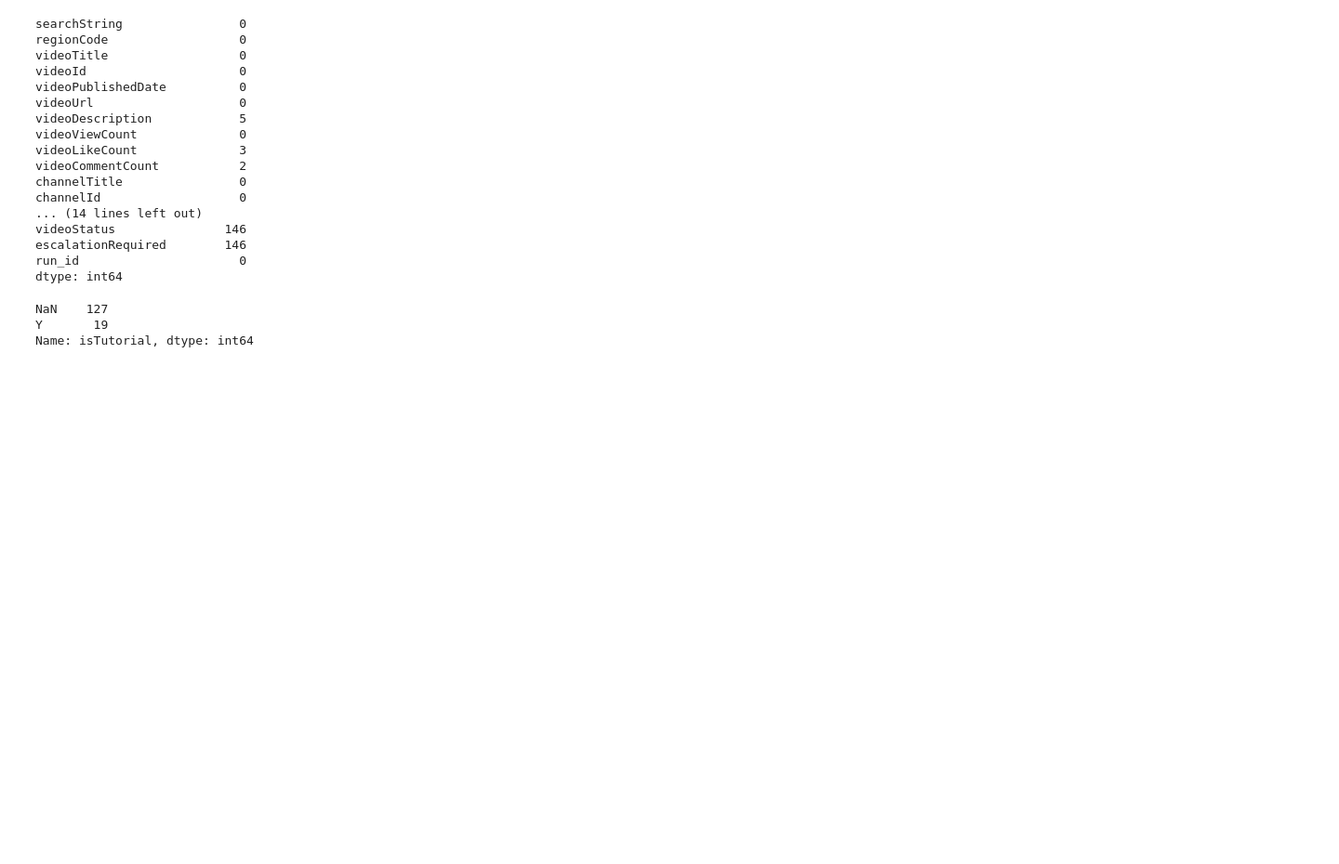
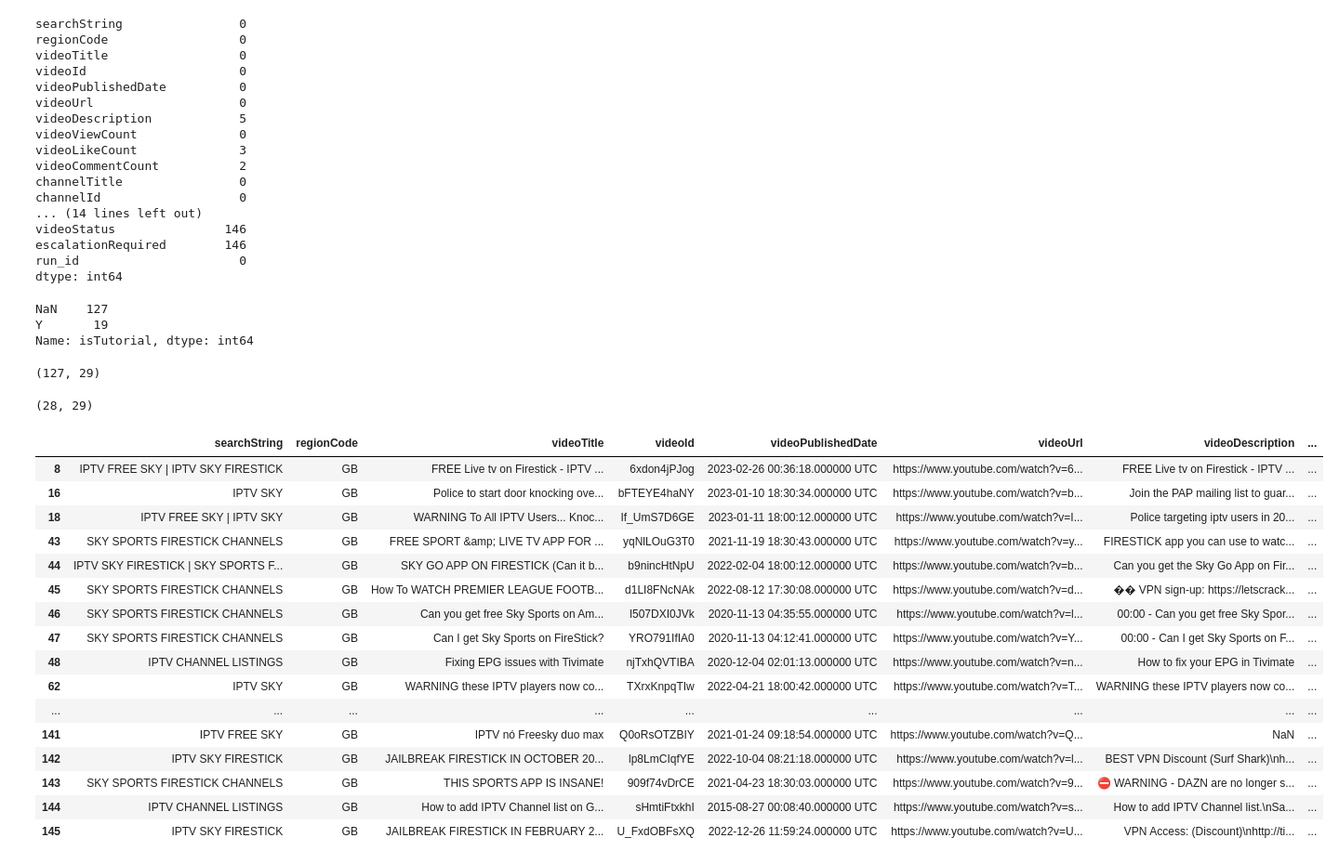
Before and after one commit to davins90/bigquery_to_streamlit, a Jupyter notebook: container_jupyter_streamlit_ngrok/src/notebooks/debug.ipynb, the cells around one changed output. Shown at 93% size. Saved outputs shown, nothing was run; the diff lists cells and outputs as text; code cells hidden in the pictures; blank space fills up the shorter version.

Commit message:
edit istutorial values for correct filtering

```diff
--- a/container_jupyter_streamlit_ngrok/src/notebooks/debug.ipynb
+++ b/container_jupyter_streamlit_ngrok/src/notebooks/debug.ipynb
@@ -42,0 +41,34 @@ dropna=
+# %%
+# Filter for considering only not analyzed video
+df['isTutorial'] = df['isTutorial'].astype(str).fillna('empty')
+df_filtered = df[(df['isTutorial']!="Y") & (df['isTutorial']!="N")]
+# %%
+df_filtered.shape
+# %% [output]
+(127, 29)
+# %%
+C = df[df['regionCode']=='GB']
+# %%
+C.shape
+# %% [output]
+(28, 29)
+# %%
+C
+# %% [output]
+|  | searchString | regionCode | videoTitle | videoId | videoPublishedDate | videoUrl | videoDescription | ... |
+| 8 | IPTV FREE SKY | IPTV SKY FIRESTICK | GB | FREE Live tv on Firestick - IPTV ... | 6xdon4jPJog | 2023-02-26 00:36:18.000000 UTC | https://www.youtube.com/watch?v=6... | FREE Live tv on Firestick - IPTV ... | ... |
+| 16 | IPTV SKY | GB | Police to start door knocking ove... | bFTEYE4haNY | 2023-01-10 18:30:34.000000 UTC | https://www.youtube.com/watch?v=b... | Join the PAP mailing list to guar... | ... |
+| 18 | IPTV FREE SKY | IPTV SKY | GB | WARNING To All IPTV Users... Knoc... | If_UmS7D6GE | 2023-01-11 18:00:12.000000 UTC | https://www.youtube.com/watch?v=I... | Police targeting iptv users in 20... | ... |
+| 43 | SKY SPORTS FIRESTICK CHANNELS | GB | FREE SPORT &amp; LIVE TV APP FOR ... | yqNlLOuG3T0 | 2021-11-19 18:30:43.000000 UTC | https://www.youtube.com/watch?v=y... | FIRESTICK app you can use to watc... | ... |
+| 44 | IPTV SKY FIRESTICK | SKY SPORTS F... | GB | SKY GO APP ON FIRESTICK (Can it b... | b9nincHtNpU | 2022-02-04 18:00:12.000000 UTC | https://www.youtube.com/watch?v=b... | Can you get the Sky Go App on Fir... | ... |
+| 45 | SKY SPORTS FIRESTICK CHANNELS | GB | How To WATCH PREMIER LEAGUE FOOTB... | d1LI8FNcNAk | 2022-08-12 17:30:08.000000 UTC | https://www.youtube.com/watch?v=d... | �� VPN sign-up: https://letscrack... | ... |
+| 46 | SKY SPORTS FIRESTICK CHANNELS | GB | Can you get free Sky Sports on Am... | l507DXI0JVk | 2020-11-13 04:35:55.000000 UTC | https://www.youtube.com/watch?v=l... | 00:00 - Can you get free Sky Spor... | ... |
+| 47 | SKY SPORTS FIRESTICK CHANNELS | GB | Can I get Sky Sports on FireStick? | YRO791IfIA0 | 2020-11-13 04:12:41.000000 UTC | https://www.youtube.com/watch?v=Y... | 00:00 - Can I get Sky Sports on F... | ... |
+| 48 | IPTV CHANNEL LISTINGS | GB | Fixing EPG issues with Tivimate | njTxhQVTIBA | 2020-12-04 02:01:13.000000 UTC | https://www.youtube.com/watch?v=n... | How to fix your EPG in Tivimate | ... |
+| 62 | IPTV SKY | GB | WARNING these IPTV players now co... | TXrxKnpqTIw | 2022-04-21 18:00:42.000000 UTC | https://www.youtube.com/watch?v=T... | WARNING these IPTV players now co... | ... |
+| ... | ... | ... | ... | ... | ... | ... | ... | ... |
+| 141 | IPTV FREE SKY | GB | IPTV nó Freesky duo max | Q0oRsOTZBIY | 2021-01-24 09:18:54.000000 UTC | https://www.youtube.com/watch?v=Q... | NaN | ... |
+| 142 | IPTV SKY FIRESTICK | GB | JAILBREAK FIRESTICK IN OCTOBER 20... | lp8LmCIqfYE | 2022-10-04 08:21:18.000000 UTC | https://www.youtube.com/watch?v=l... | BEST VPN Discount (Surf Shark)\nh... | ... |
+| 143 | SKY SPORTS FIRESTICK CHANNELS | GB | THIS SPORTS APP IS INSANE! | 909f74vDrCE | 2021-04-23 18:30:03.000000 UTC | https://www.youtube.com/watch?v=9... | ⛔️ WARNING - DAZN are no longer s... | ... |
+| 144 | IPTV CHANNEL LISTINGS | GB | How to add IPTV Channel list on G... | sHmtiFtxkhI | 2015-08-27 00:08:40.000000 UTC | https://www.youtube.com/watch?v=s... | How to add IPTV Channel list.\nSa... | ... |
+| 145 | IPTV SKY FIRESTICK | GB | JAILBREAK FIRESTICK IN FEBRUARY 2... | U_FxdOBFsXQ | 2022-12-26 11:59:24.000000 UTC | https://www.youtube.com/watch?v=U... | VPN Access: (Discount)\nhttp://ti... | ... |
```
Also changed, not shown: parts of 1 cell of this notebook, 1 other file.
